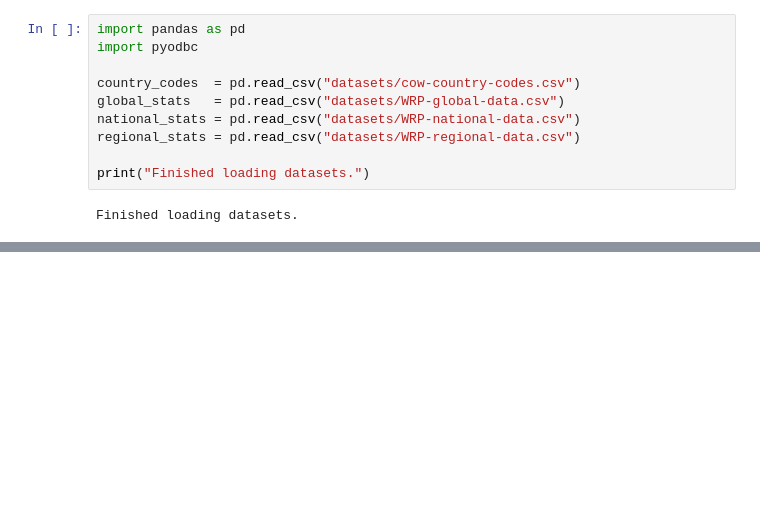
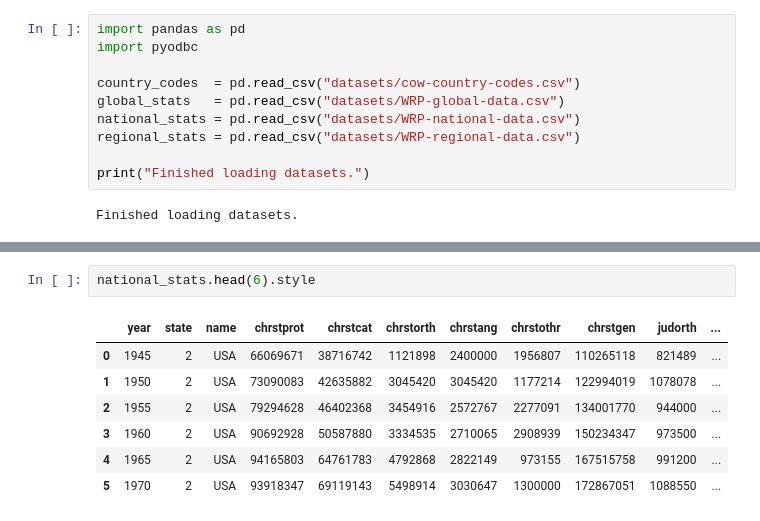
Before and after one commit to saberzero1/world-religion-data-visualization, a Jupyter notebook: index.ipynb, the cells around one changed output, grey strips where cells are left out. Drawn from its saved outputs; the diff is of its cells as text; blank space fills up the shorter version.

```diff
--- a/index.ipynb
+++ b/index.ipynb
@@ -26,0 +52,10 @@ Series([], Name: StateAbb, dtype: object)
+# %%
+national_stats.head(6).style
+# %% [output]
+|  | year | state | name | chrstprot | chrstcat | chrstorth | chrstang | chrstothr | chrstgen | judorth | ... |
+| 0 | 1945 | 2 | USA | 66069671 | 38716742 | 1121898 | 2400000 | 1956807 | 110265118 | 821489 | ... |
+| 1 | 1950 | 2 | USA | 73090083 | 42635882 | 3045420 | 3045420 | 1177214 | 122994019 | 1078078 | ... |
+| 2 | 1955 | 2 | USA | 79294628 | 46402368 | 3454916 | 2572767 | 2277091 | 134001770 | 944000 | ... |
+| 3 | 1960 | 2 | USA | 90692928 | 50587880 | 3334535 | 2710065 | 2908939 | 150234347 | 973500 | ... |
+| 4 | 1965 | 2 | USA | 94165803 | 64761783 | 4792868 | 2822149 | 973155 | 167515758 | 991200 | ... |
+| 5 | 1970 | 2 | USA | 93918347 | 69119143 | 5498914 | 3030647 | 1300000 | 172867051 | 1088550 | ... |
```
Also changed, not shown: parts of 6 cells of this notebook.
